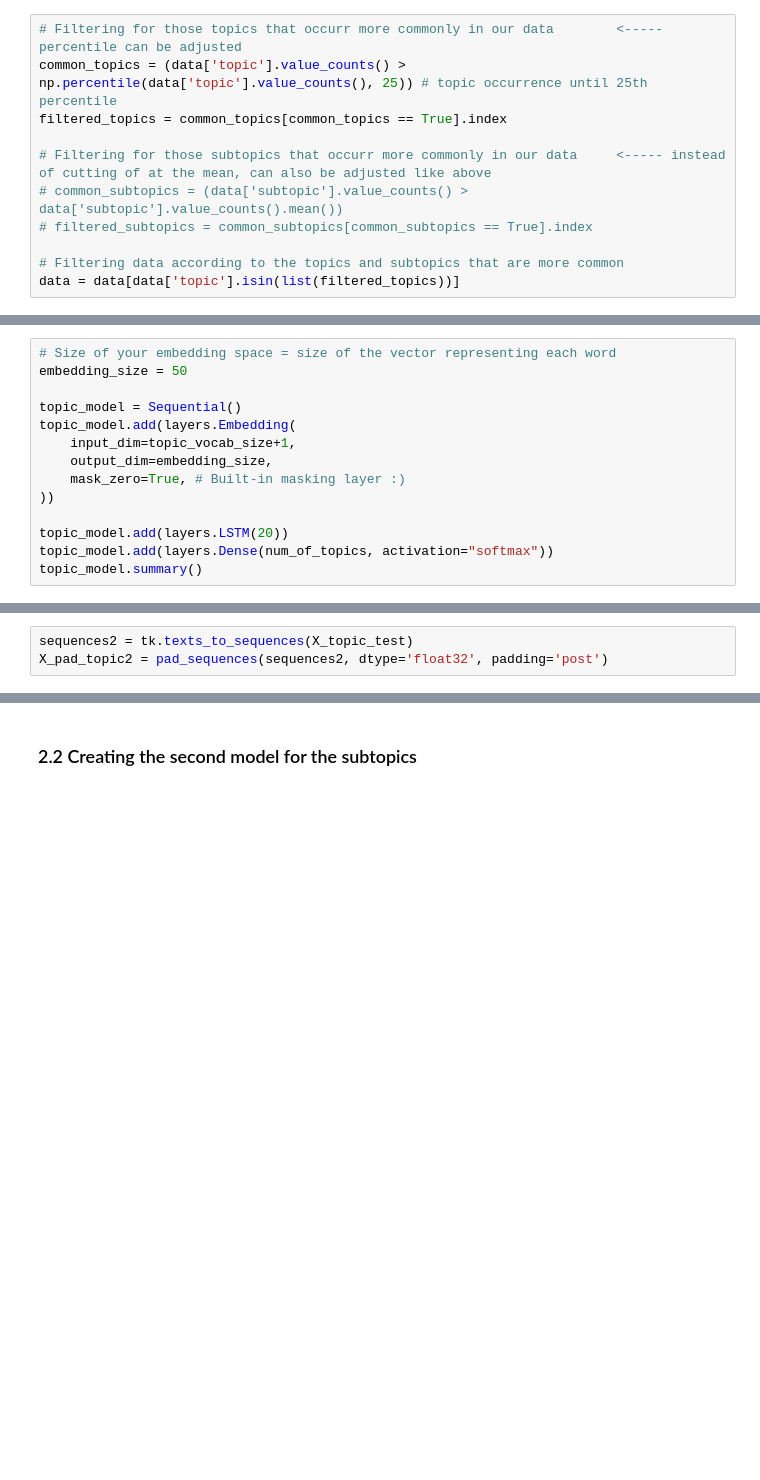
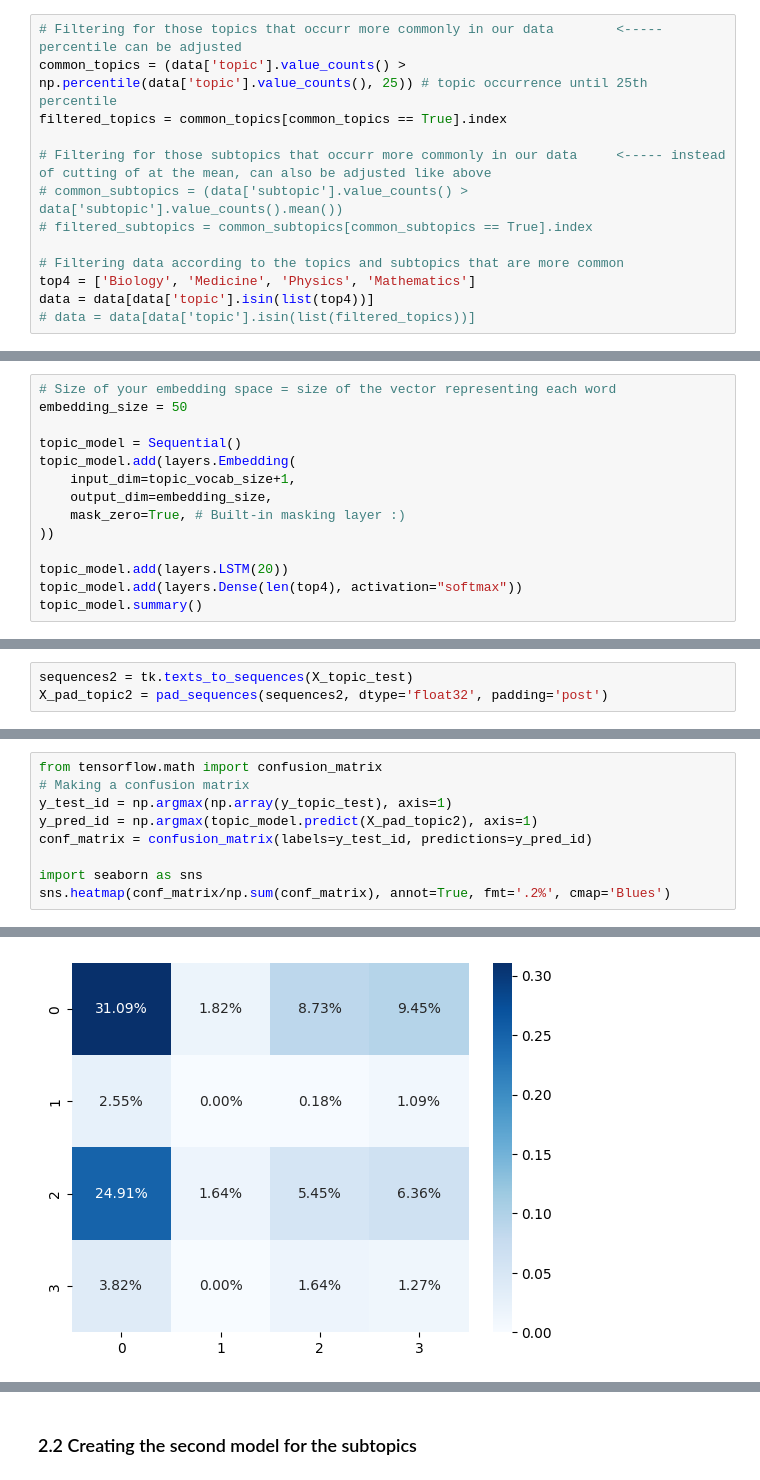
Before and after one commit to Fito-22/WorkingPaper, a Jupyter notebook: notebooks/final_models_ronny.ipynb, the cells around one changed output, grey strips where cells are left out. Drawn from its saved outputs; the diff is of its cells as text; blank space fills up the shorter version.

```diff
--- a/notebooks/final_models_ronny.ipynb
+++ b/notebooks/final_models_ronny.ipynb
@@ -115,7 +105,9 @@ filtered_topics = common_topics[common_topics == True].index
 # filtered_subtopics = common_subtopics[common_subtopics == True].index
 
 # Filtering data according to the topics and subtopics that are more common
-data = data[data['topic'].isin(list(filtered_topics))]
+top4 = ['Biology', 'Medicine', 'Physics', 'Mathematics']
+data = data[data['topic'].isin(list(top4))]
+# data = data[data['topic'].isin(list(filtered_topics))]
 # %%
 data['topic'].value_counts()
 # %% [output]
@@ -222,6 +194,6 @@ topic_model.add(layers.Embedding(
 ))
 
 topic_model.add(layers.LSTM(20))
-topic_model.add(layers.Dense(num_of_topics, activation="softmax"))
+topic_model.add(layers.Dense(len(top4), activation="softmax"))
 topic_model.summary()
 # %% [output]
@@ -300,0 +275,10 @@ X_pad_topic2 = pad_sequences(sequences2, dtype='float32', padding='post')
+# %%
+from tensorflow.math import confusion_matrix
+# Making a confusion matrix
+y_test_id = np.argmax(np.array(y_topic_test), axis=1)
+y_pred_id = np.argmax(topic_model.predict(X_pad_topic2), axis=1)
+conf_matrix = confusion_matrix(labels=y_test_id, predictions=y_pred_id)
+
+import seaborn as sns
+sns.heatmap(conf_matrix/np.sum(conf_matrix), annot=True, fmt='.2%', cmap='Blues')
+# %% [output]
@@ -300,0 +287 @@ X_pad_topic2 = pad_sequences(sequences2, dtype='float32', padding='post')
+[figure, added]
```
Also changed, not shown: parts of 12 cells of this notebook.
